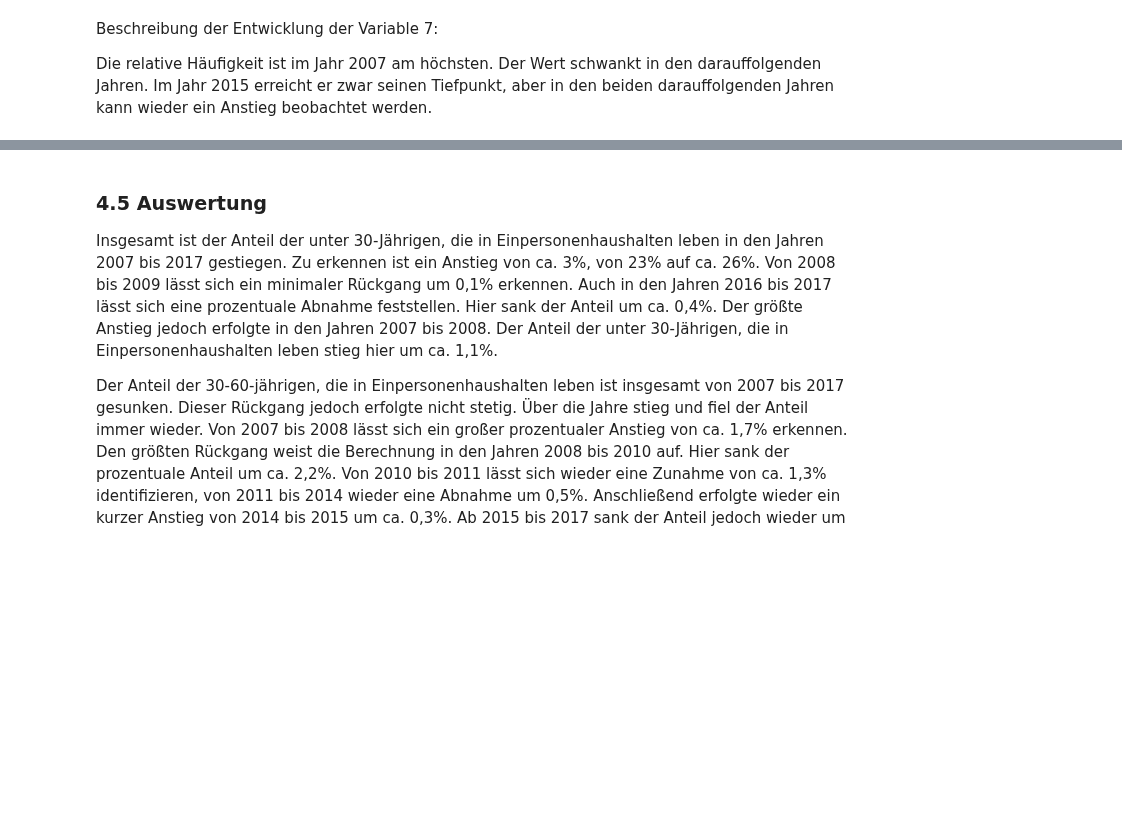
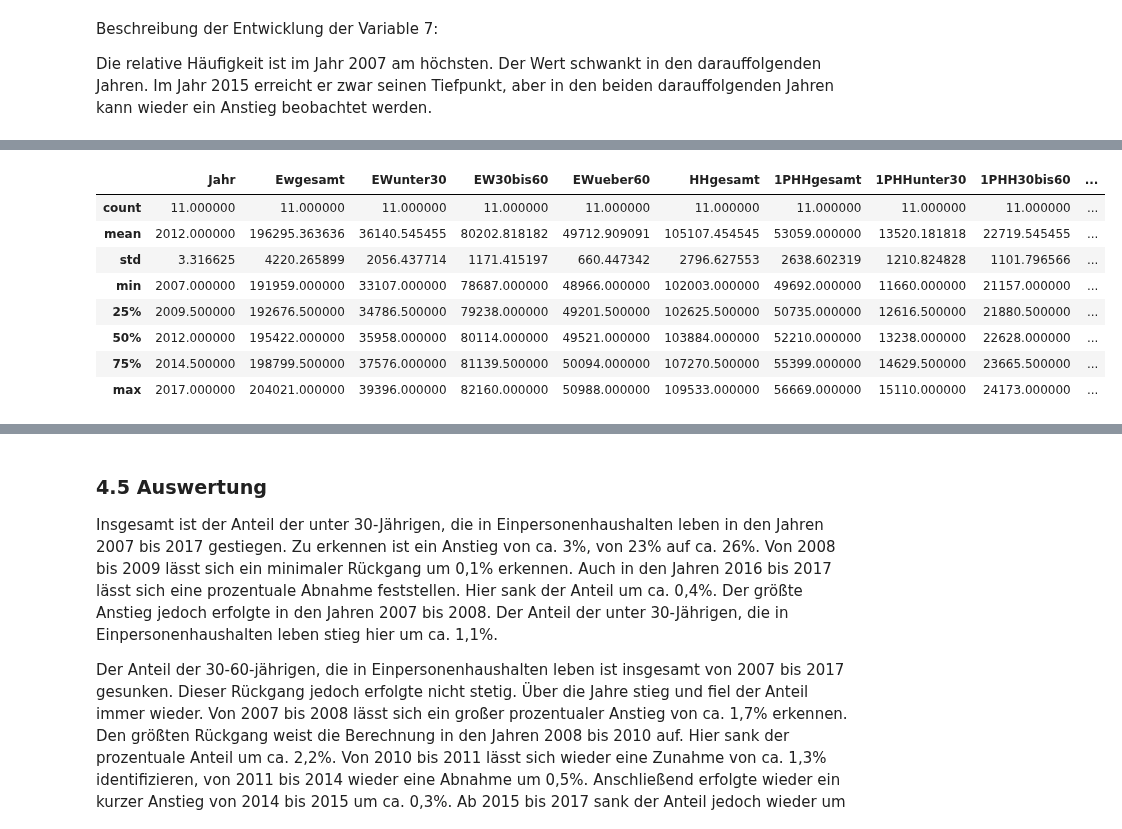
Before and after one commit to tschroeder10961/datascience-urban-segregation, a Jupyter notebook: GruppeD/DatenanalyseKassel_190125.ipynb, the cells around one changed output, grey strips where cells are left out. Drawn from its saved outputs; the diff is of its cells as text; code cells hidden in the pictures; blank space fills up the shorter version.

```diff
--- a/GruppeD/DatenanalyseKassel_190125.ipynb
+++ b/GruppeD/DatenanalyseKassel_190125.ipynb
@@ -593,2 +650,14 @@ plt.show()
+# %%
+kassel.describe()
+# %% [output]
+|  | Jahr | Ewgesamt | EWunter30 | EW30bis60 | EWueber60 | HHgesamt | 1PHHgesamt | 1PHHunter30 | 1PHH30bis60 | ... |
+| count | 11.000000 | 11.000000 | 11.000000 | 11.000000 | 11.000000 | 11.000000 | 11.000000 | 11.000000 | 11.000000 | ... |
+| mean | 2012.000000 | 196295.363636 | 36140.545455 | 80202.818182 | 49712.909091 | 105107.454545 | 53059.000000 | 13520.181818 | 22719.545455 | ... |
+| std | 3.316625 | 4220.265899 | 2056.437714 | 1171.415197 | 660.447342 | 2796.627553 | 2638.602319 | 1210.824828 | 1101.796566 | ... |
+| min | 2007.000000 | 191959.000000 | 33107.000000 | 78687.000000 | 48966.000000 | 102003.000000 | 49692.000000 | 11660.000000 | 21157.000000 | ... |
+| 25% | 2009.500000 | 192676.500000 | 34786.500000 | 79238.000000 | 49201.500000 | 102625.500000 | 50735.000000 | 12616.500000 | 21880.500000 | ... |
+| 50% | 2012.000000 | 195422.000000 | 35958.000000 | 80114.000000 | 49521.000000 | 103884.000000 | 52210.000000 | 13238.000000 | 22628.000000 | ... |
+| 75% | 2014.500000 | 198799.500000 | 37576.000000 | 81139.500000 | 50094.000000 | 107270.500000 | 55399.000000 | 14629.500000 | 23665.500000 | ... |
+| max | 2017.000000 | 204021.000000 | 39396.000000 | 82160.000000 | 50988.000000 | 109533.000000 | 56669.000000 | 15110.000000 | 24173.000000 | ... |
 # %%
 kassel.head()
```
Also changed, not shown: parts of 21 cells of this notebook.
